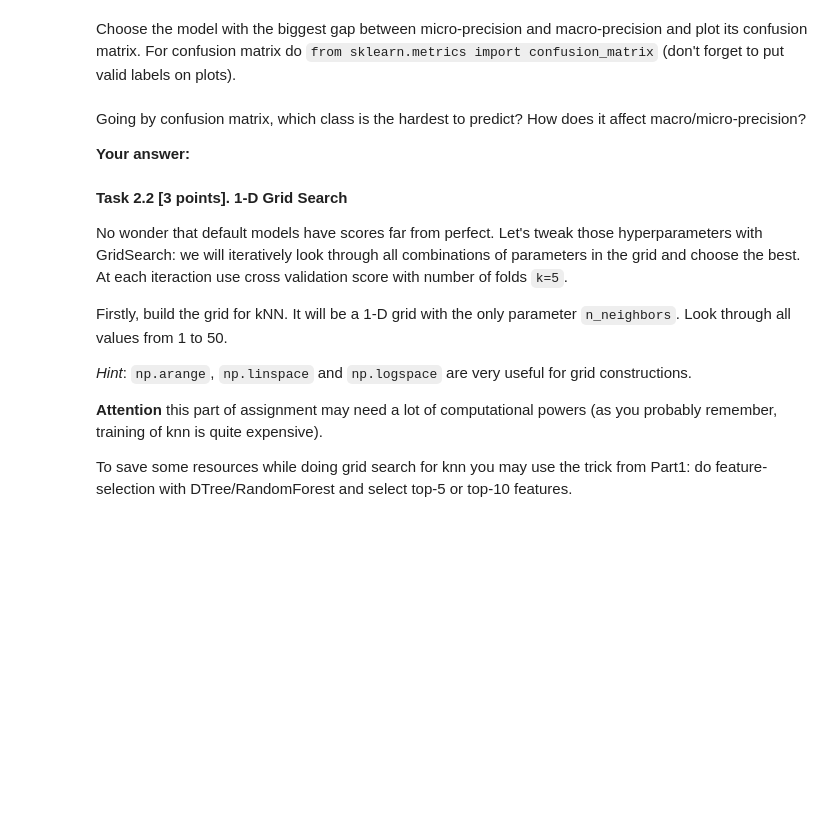
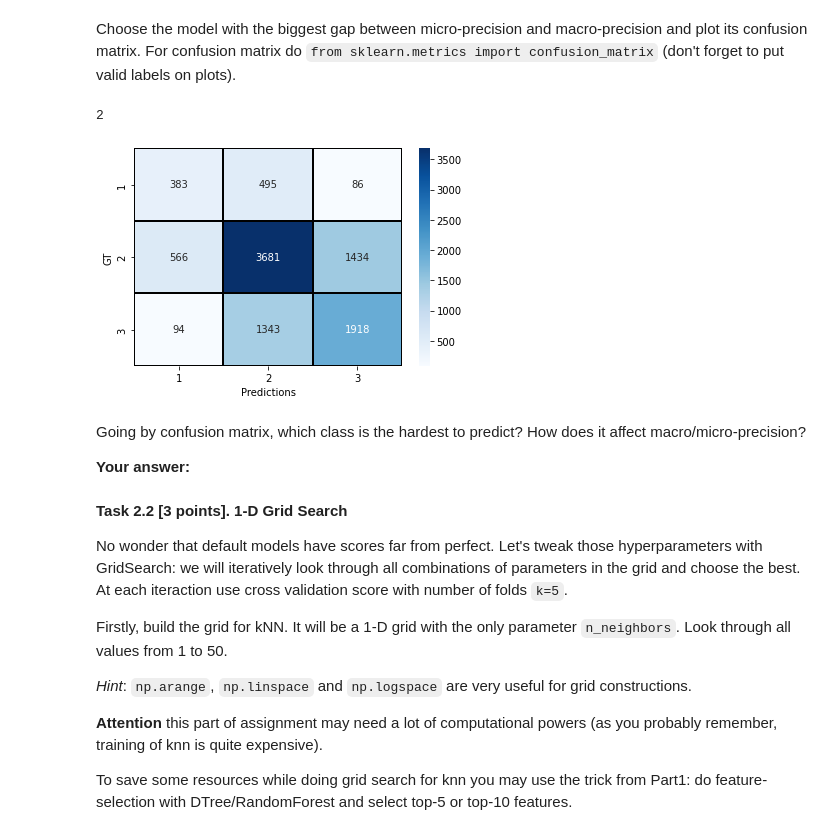
Before and after one commit to eugeuie/machine-learning, a Jupyter notebook: homework_2_feature_selection_gridsearch/2021_lab02_m103_Abdullaeva_Evgenia.ipynb, the cells around one changed output. Cells and saved outputs as stored; diff of their text form; code cells hidden in the pictures; blank space fills up the shorter version.

```diff
--- a/homework_2_feature_selection_gridsearch/2021_lab02_m103_Abdullaeva_Evgenia.ipynb
+++ b/homework_2_feature_selection_gridsearch/2021_lab02_m103_Abdullaeva_Evgenia.ipynb
@@ -320,20 +320,20 @@ data = pd.read_csv("richters_sample.csv")
 objects = data.drop(columns="damage_grade")
 labels = data["damage_grade"]
 # %%
-X = # YOUR CODE HERE
-y = # YOUR CODE HERE
+X = objects._get_numeric_data()
+y = labels
 
 assert X.shape == (35000, 31) and  y.shape == (35000,)
 # %%
 scaler = StandardScaler()
 X = scaler.fit_transform(X)
 # %%
-X_train, X_not_train, y_train, y_not_train = train_test_split(X, y, test_size= #YOUR CODE HERE,
-                                                    shuffle=True, stratify= #YOUR CODE HERE,
+X_train, X_not_train, y_train, y_not_train = train_test_split(X, y, test_size=15000,
+                                                    shuffle=True, stratify=y,
                                                     random_state=RANDOM_SEED)
 
-X_test, X_val, y_test, y_val = train_test_split(X_not_train, y_not_train, test_size= #YOUR CODE HERE,
-                                                    shuffle=True, stratify= #YOUR CODE HERE,
+X_test, X_val, y_test, y_val = train_test_split(X_not_train, y_not_train, test_size=5000,
+                                                    shuffle=True, stratify=y_not_train,
                                                     random_state=RANDOM_SEED)
 
 assert X_train.shape[0] == 20000 and X_test.shape[0] == 10000 and X_val.shape[0] == 5000
@@ -364,8 +364,8 @@ Fit each classifier on `X_train, y_train`, predict on `X_test`
 # %%
 clf_predictions = []
 for clf in default_classifiers:
-    clf.fit(#YOUR CODE HERE)  #YOUR CODE HERE
-    pred = #YOUR CODE HERE
+    clf.fit(X_train, y_train)
+    pred = clf.predict(X_test)
     clf_predictions.append(pred)
 # %% [markdown]
 Apply 5 metrics to each prediction:
@@ -402,24 +404,31 @@ For confusion matrix do `from sklearn.metrics import confusion_matrix` (don't fo
 # %%
 from sklearn.metrics import confusion_matrix
 import seaborn as sns
+# %%
+persicion_gaps = np.array(micro_precisions) - np.array(macro_precisions)
+persicion_gaps.argmax()
+# %% [output]
+2
 # %%
-weakest_model_index = #YOUR CODE HERE: 0,1,2 or 3?
+weakest_model_index = 2
 
 dt_preds = clf_predictions[weakest_model_index]
-conf_matrix = confusion_matrix(#YOUR CODE HERE)
+conf_matrix = confusion_matrix(y_test, dt_preds)
 # %%
 plot_labels = sorted(labels.unique())
 
-sns.heatmap(#YOUR CODE HERE,
+sns.heatmap(conf_matrix,
             cmap="Blues",
-            xticklabels=#YOUR CODE HERE
-            yticklabels=#YOUR CODE HERE
+            xticklabels=plot_labels,
+            yticklabels=plot_labels,
             linewidths=0.01, linecolor="black",
             annot = True, fmt='2g')
 
 plt.ylabel("GT")
 plt.xlabel("Predictions")
 plt.show()
+# %% [output]
+[figure, added]
 # %% [markdown]
 Going by confusion matrix, which class is the hardest to predict? How does it affect macro/micro-precision?
 
```
Also changed, not shown: parts of 5 cells of this notebook, 1 other file.
